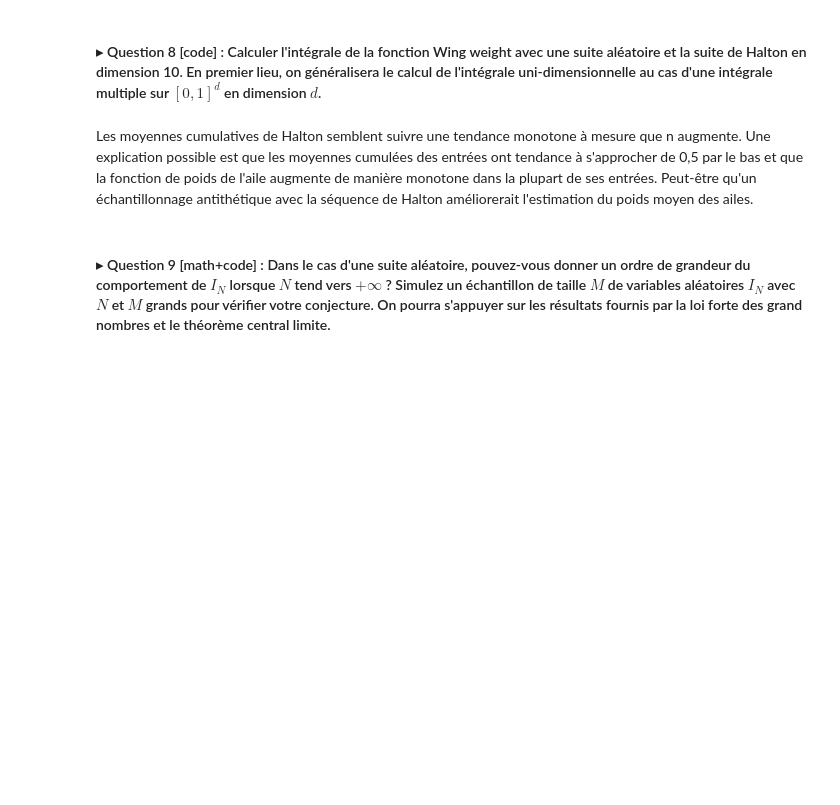
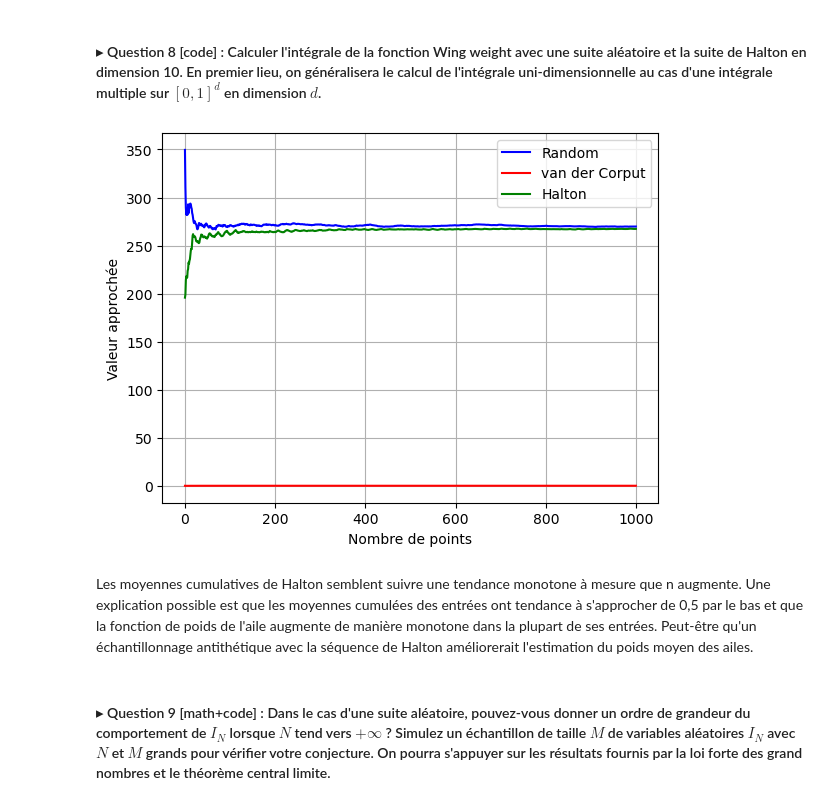
Before and after one commit to sabrinasartori/MAP556, a Jupyter notebook: TP3.ipynb, the cells around one changed output. Drawn from its saved outputs; the diff is of its cells as text; code cells hidden in the pictures; blank space fills up the shorter version.

```diff
--- a/TP3.ipynb
+++ b/TP3.ipynb
@@ -350,32 +452,37 @@ def wing_weight(x):
 ###################################################
 # Fonction pour calculer une intégrale sur l'hypercube [0,1]^d
 def compute_integral_dimension(func,sequence):
-    ##>>>> Completer <<<<##
-    return 0
+    integral_value = sum(func(x) for x in sequence) / len(sequence)
+    return integral_value
 # %%
 ###################################################
 # Réponse 8 [code] :
 ###################################################
 N = 1000
 d = 10
 
 func = wing_weight
 
 results_random = np.zeros(N)
 results_halton = np.zeros(N)
 sequence_random = np.random.random((N,d))
 sequence_halton = halton_sequence_dimension(N,d)
 
-    ##>>>> Completer <<<<##
+for i in range(N):
+    results_random[i] = compute_integral_dimension(func, sequence_random[:i+1, :])
+    # results_van_der_corput[i] = compute_integral_dimension(func, sequence_van_der_corput[:i+1])
+    results_halton[i] = compute_integral_dimension(func, sequence_halton[:i+1, :])
 
 plt.plot(results_random, 'b-', label='Random')
 plt.plot(results_van_der_corput, 'r-', label='van der Corput')
 plt.plot(results_halton, 'g-', label='Halton')
 plt.xlabel('Nombre de points')
 plt.ylabel('Valeur approchée')
 plt.legend()
 plt.grid(True)
 plt.show()
+# %% [output]
+[figure, added]
 # %% [markdown]
 Les moyennes cumulatives de Halton semblent suivre une tendance monotone à mesure que n augmente. Une explication possible est que les moyennes cumulées des entrées ont tendance à s'approcher de 0,5 par le bas et que la fonction de poids de l'aile augmente de manière monotone dans la plupart de ses entrées. Peut-être qu'un échantillonnage antithétique avec la séquence de Halton améliorerait l'estimation du poids moyen des ailes.
 # %% [markdown]
```
Also changed, not shown: parts of 21 cells of this notebook.
